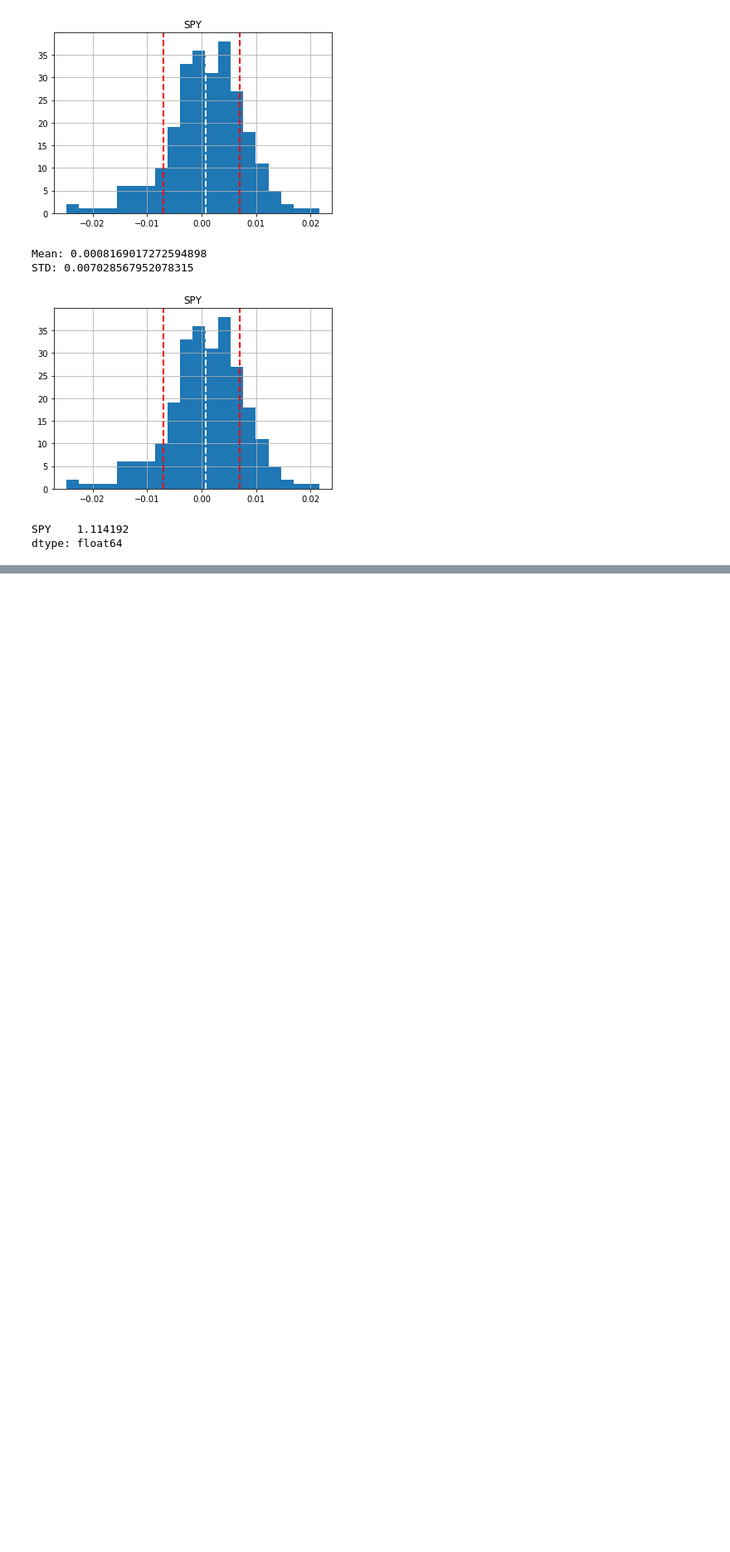
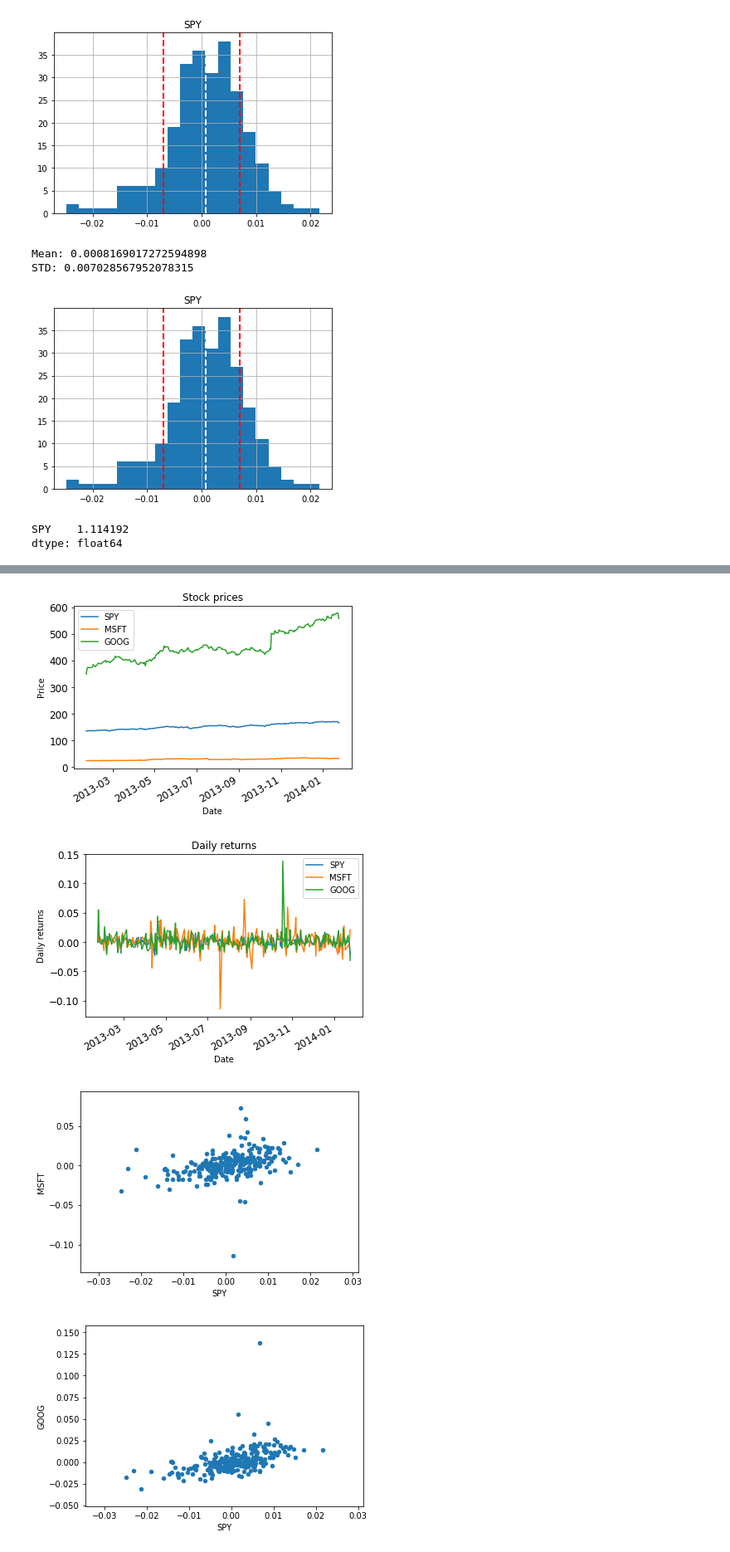
Before and after one commit to Net2pal/Machine-Learning-for-trading, a Jupyter notebook: Untitled1.ipynb, the cells around one changed output, grey strips where cells are left out. Shown at 83% size. Cells and saved outputs as stored; diff of their text form; code cells hidden in the pictures; blank space fills up the shorter version.

```diff
--- a/Untitled1.ipynb
+++ b/Untitled1.ipynb
@@ -230,0 +230,17 @@ test_run()
+# %%
+def test_run():
+    dates = pd.date_range('2013-01-22', '2014-01-26')  # one month only
+    symbols = ['SPY','MSFT']
+    df = get_data(symbols, dates)
+
+
+    # Compute daily returns
+    daily_returns = compute_daily_returns(df)
+
+
+    #plot Histogram
+    daily_returns['SPY'].hist(bins=20,label="SPY")
+    daily_returns['MSFT'].hist(bins=20,label="MSFT")
+    plt.legend(loc="upper right")
+    plt.show()
+test_run()
@@ -230,0 +249,25 @@ test_run()
+# %%
+def test_run():
+    dates = pd.date_range('2013-01-22', '2014-01-26')  # one month only
+    symbols = ['SPY','MSFT','GOOG']
+    df = get_data(symbols, dates)
+    plot_data(df)
+
+    # Compute daily returns
+    daily_returns = compute_daily_returns(df)
+    plot_data(daily_returns, title="Daily returns", ylabel="Daily returns")
+
+    #plot SPY VS MSFT
+    daily_returns.plot(kind='scatter',x='SPY',y='MSFT')
+    plt.show()
+
+    #plot SPY VS GOOG
+    daily_returns.plot(kind='scatter',x='SPY',y='GOOG')
+    plt.show()
+
+test_run()
+# %% [output]
+[figure, added]
+[figure, added]
+[figure, added]
+[figure, added]
```
Also changed, not shown: parts of 5 cells of this notebook.
